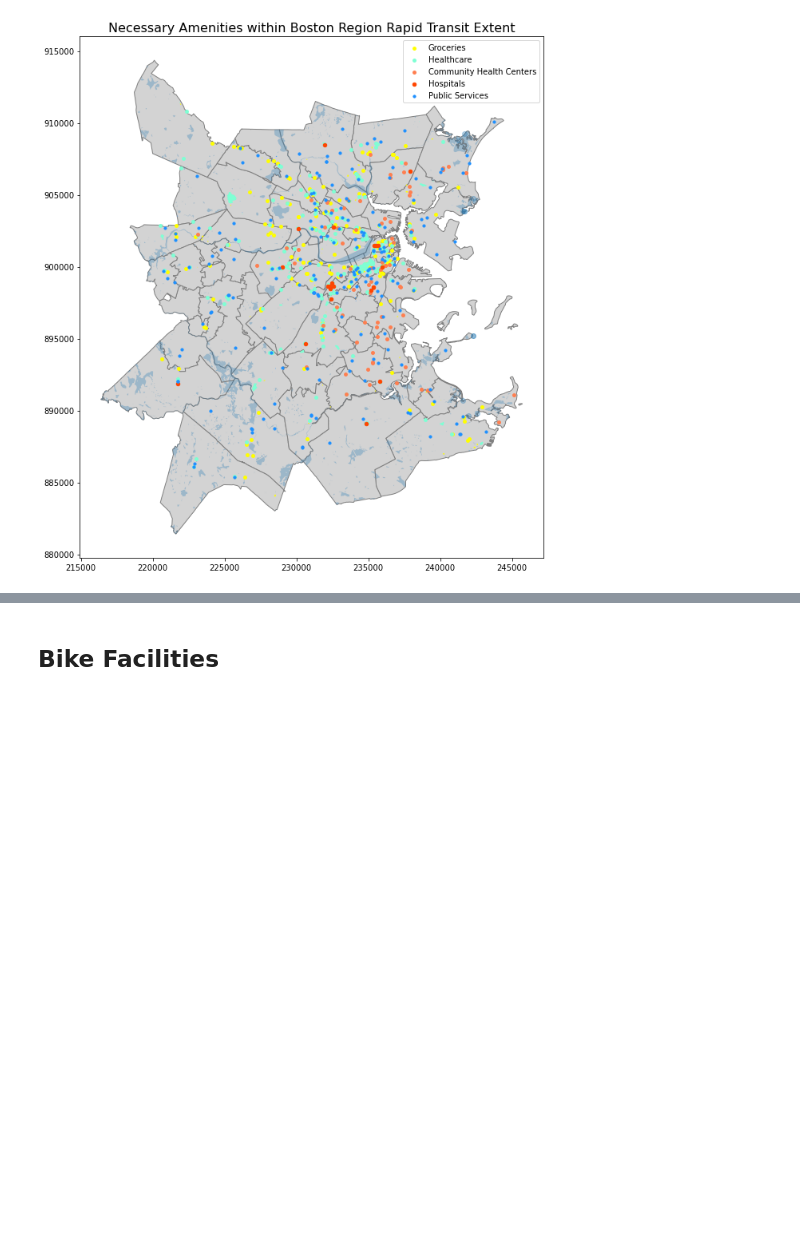
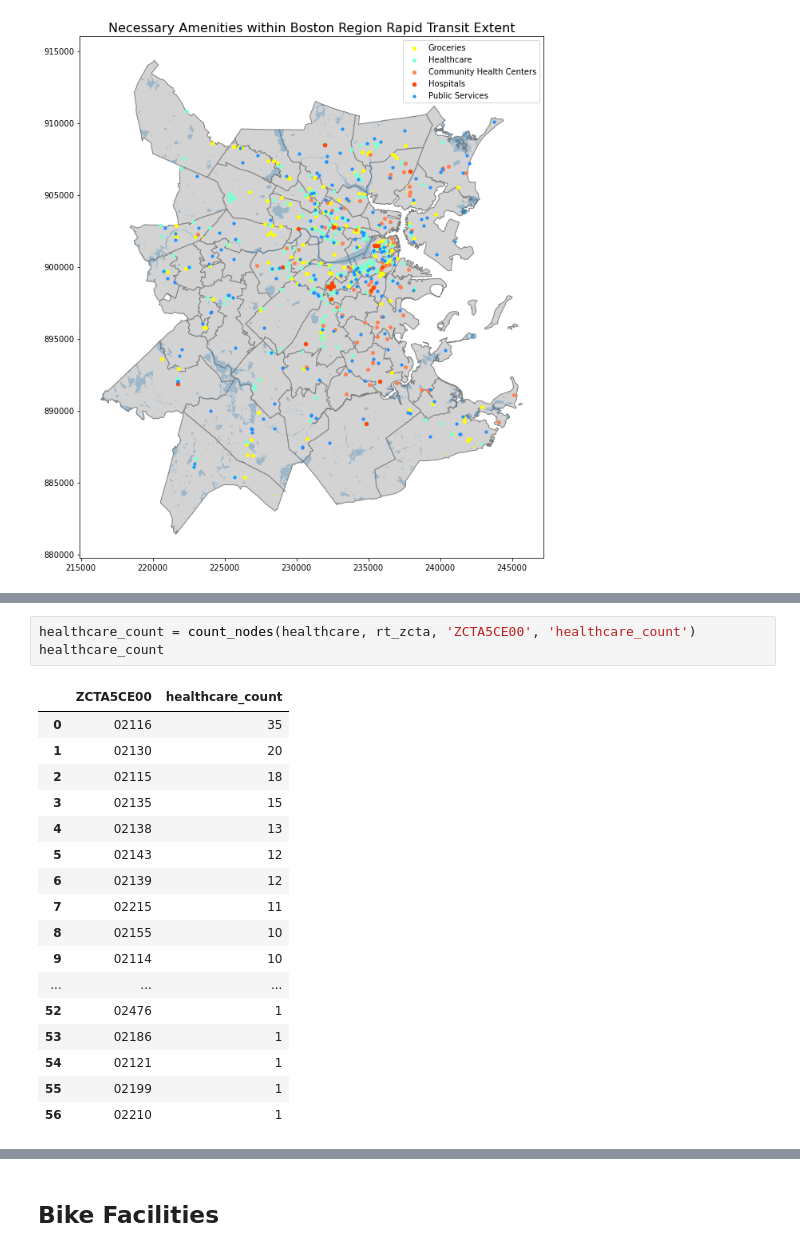
Before and after one commit to jcheng02/uep239-final-project, a Jupyter notebook: jcheng02_uep239_final_project.ipynb, the cells around one changed output, grey strips where cells are left out. Drawn from its saved outputs; the diff is of its cells as text; blank space fills up the shorter version.

```diff
--- a/jcheng02_uep239_final_project.ipynb
+++ b/jcheng02_uep239_final_project.ipynb
@@ -997,0 +1017,21 @@ plt.show()
+# %%
+healthcare_count = count_nodes(healthcare, rt_zcta, 'ZCTA5CE00', 'healthcare_count')
+healthcare_count
+# %% [output]
+|  | ZCTA5CE00 | healthcare_count |
+| 0 | 02116 | 35 |
+| 1 | 02130 | 20 |
+| 2 | 02115 | 18 |
+| 3 | 02135 | 15 |
+| 4 | 02138 | 13 |
+| 5 | 02143 | 12 |
+| 6 | 02139 | 12 |
+| 7 | 02215 | 11 |
+| 8 | 02155 | 10 |
+| 9 | 02114 | 10 |
+| ... | ... | ... |
+| 52 | 02476 | 1 |
+| 53 | 02186 | 1 |
+| 54 | 02121 | 1 |
+| 55 | 02199 | 1 |
+| 56 | 02210 | 1 |
```
Also changed, not shown: parts of 10 cells of this notebook.
